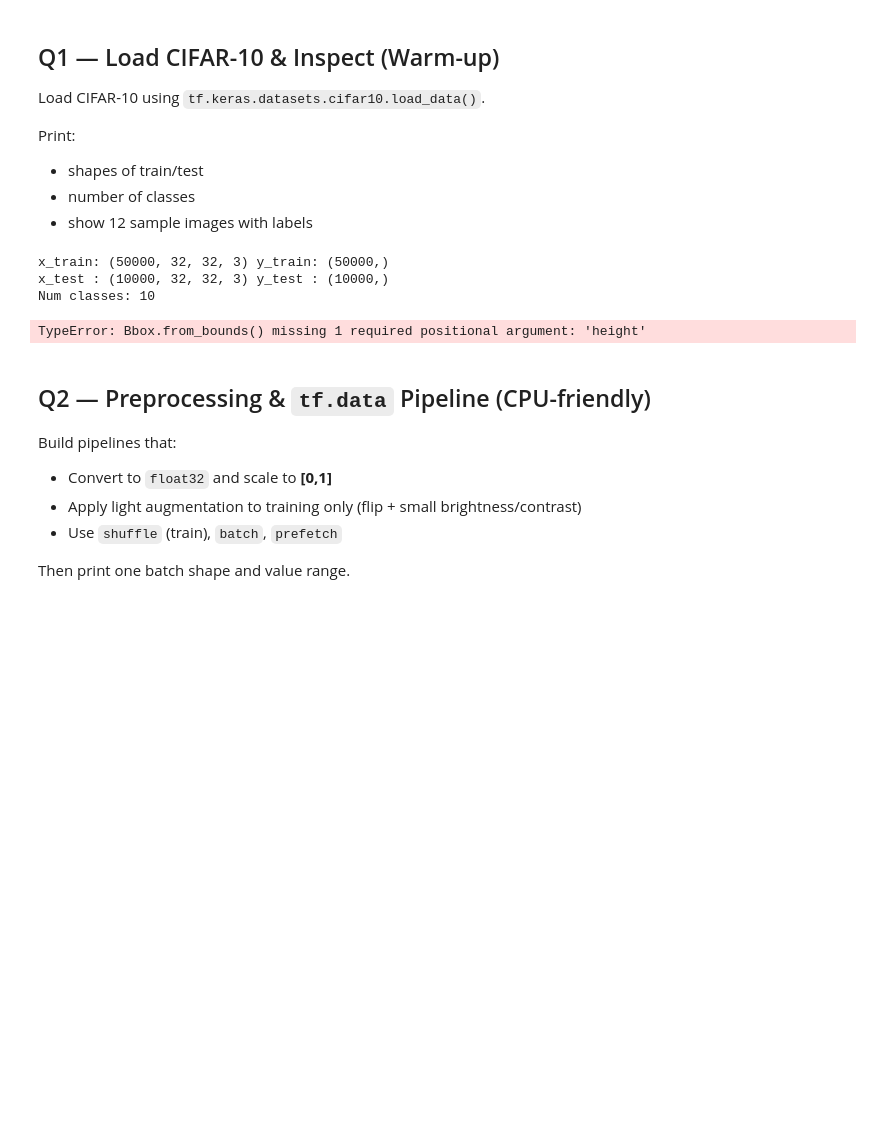
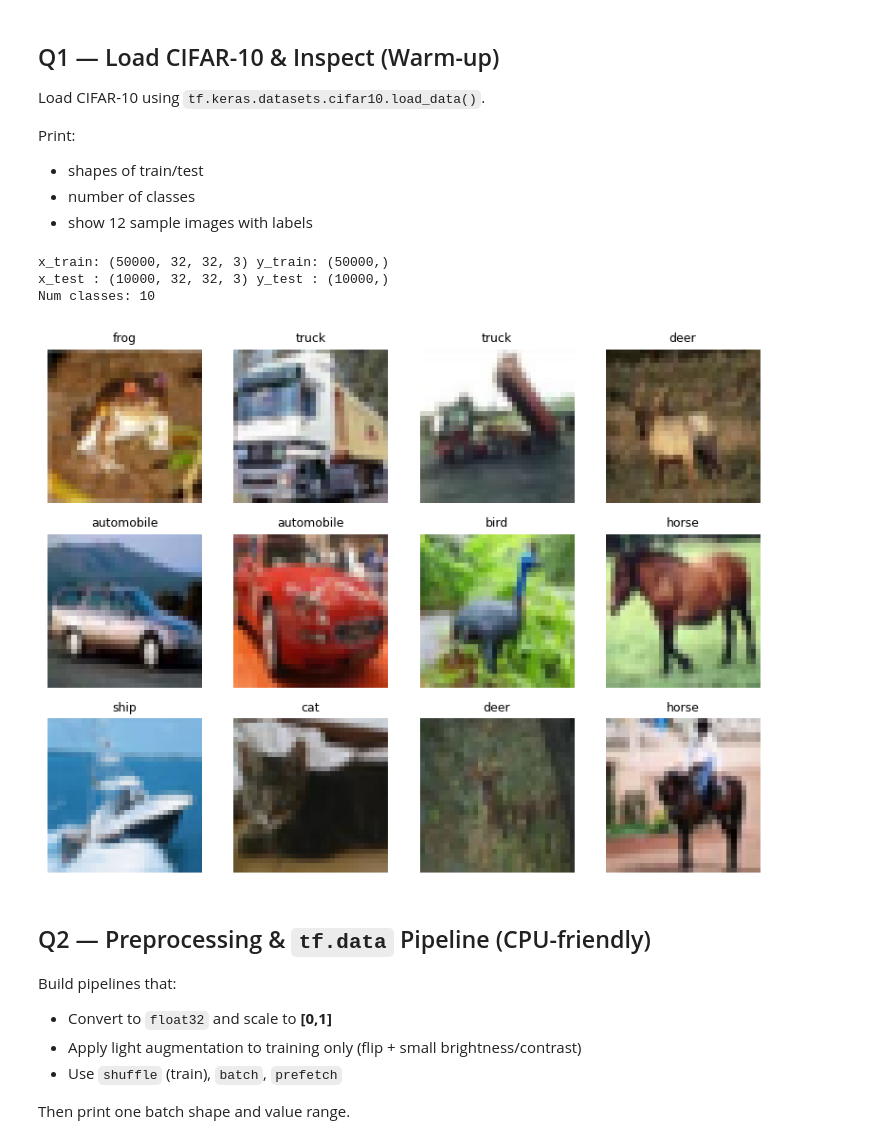
Before and after one commit to MisReid/EE5841-A3-AlexNet-VGG, a Jupyter notebook: a3.ipynb, the cells around one changed output. Saved outputs shown, nothing was run; the diff lists cells and outputs as text; code cells hidden in the pictures; blank space fills up the shorter version.

```diff
--- a/a3.ipynb
+++ b/a3.ipynb
@@ -85,43 +88,40 @@ y_train = y_train.squeeze()
 y_test  = y_test.squeeze()
 
 # TODO 3: Define the CIFAR-10 class names (10 categories)
-# Source: https://keras.io/api/datasets/cifar10/
 class_names = [
     "airplane", "automobile", "bird", "cat", "deer",
     "dog", "frog", "horse", "ship", "truck"
 ]
 
 # TODO 4: Set number of classes
 num_classes = 10
 
 # TODO 5: Print shapes of train/test splits
 print("x_train:", x_train.shape, "y_train:", y_train.shape)
 print("x_test :", x_test.shape,  "y_test :", y_test.shape)
 print("Num classes:", num_classes)
 
 # TODO 6: Plot a grid of 12 images (3 rows × 4 columns)
-rows = 3
-cols = 4
-plt.figure(figsize=(rows*32./64, ))
+plt.figure(figsize=(8, 6))
 for i in range(12):
     ax = plt.subplot(3, 4, i + 1)
 
     # TODO 7: Show the image
-    plt.show(x_train[i])
+    plt.imshow(x_train[i])
 
     # TODO 8: Set the title using the correct class name
-    plt.title(class_names[int(y_train[i])], fontsize=12)
+    plt.title(class_names[int(y_train[i])], fontsize=9)
 
     # TODO 9: Hide axes
     plt.axis("off")
 
 plt.tight_layout()
 plt.show()
 # %% [output]
 x_train: (50000, 32, 32, 3) y_train: (50000,)
 x_test : (10000, 32, 32, 3) y_test : (10000,)
 Num classes: 10
-TypeError: Bbox.from_bounds() missing 1 required positional argument: 'height'
+[figure, added]
 # %% [markdown]
 ## Q2 — Preprocessing & `tf.data` Pipeline (CPU-friendly)
 
```
Also changed, not shown: parts of 8 cells of this notebook.
